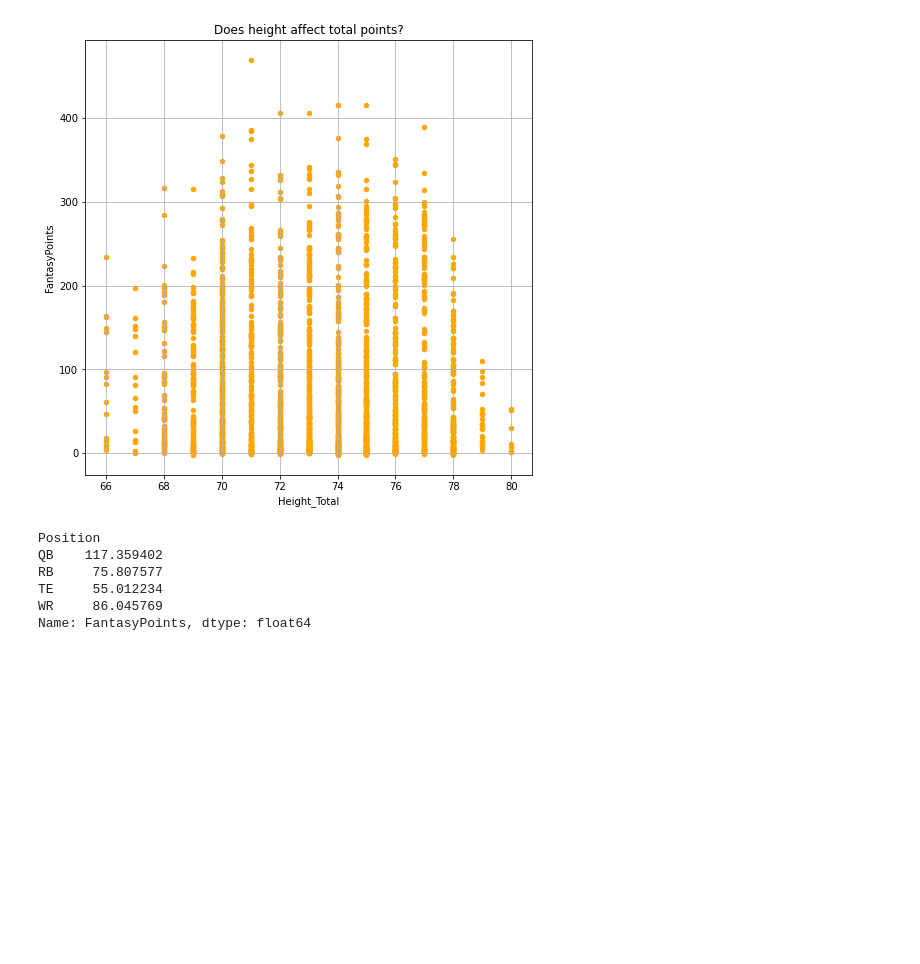
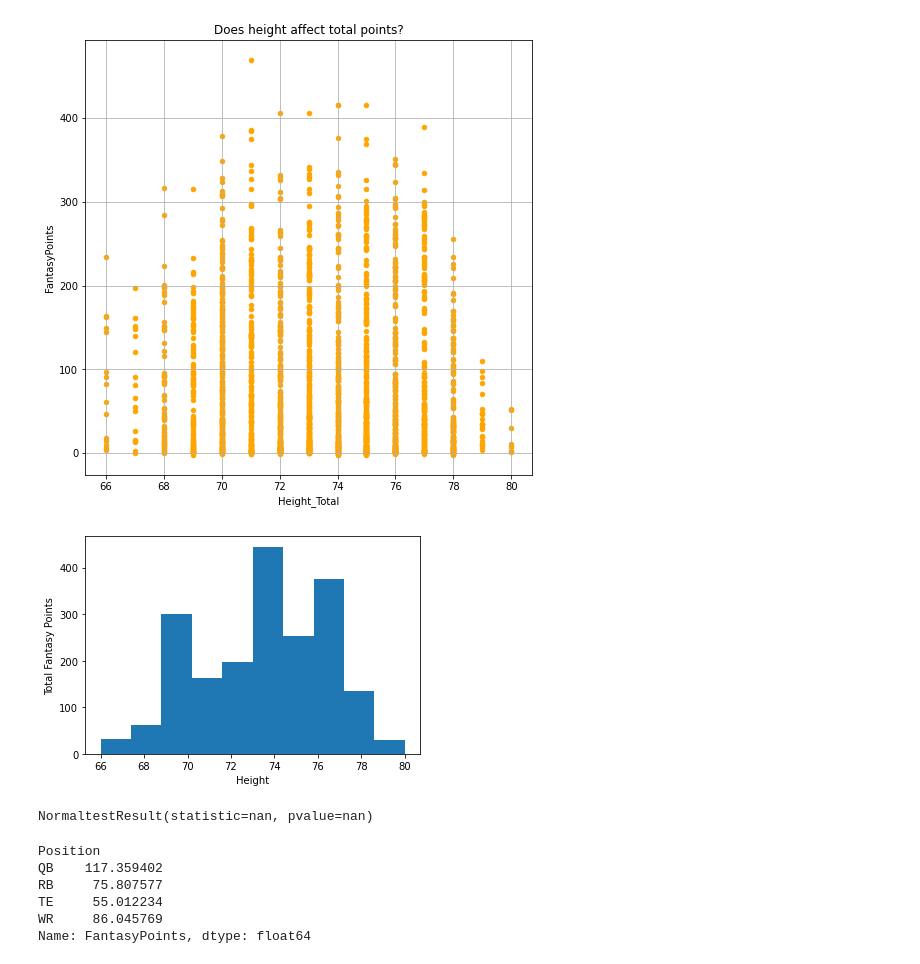
Before and after one commit to tiffanyharris711/pandasy-football, a Jupyter notebook: data.ipynb, the cells around one changed output. Cells and saved outputs as stored; diff of their text form; code cells hidden in the pictures; blank space fills up the shorter version.

```diff
--- a/data.ipynb
+++ b/data.ipynb
@@ -231,6 +263,16 @@ sorted_df.plot(kind="scatter", x="Height_Total", y="FantasyPoints", grid=True, f
 # %% [output]
 <AxesSubplot:title={'center':'Does height affect total points?'}, xlabel='Height_Total', ylabel='FantasyPoints'>
 [figure]
+# %%
+heights = sorted_df["Height_Total"]
+plt.hist(heights)
+plt.xlabel("Height")
+plt.ylabel("Total Fantasy Points")
+plt.show()
+print(sts.normaltest(heights.sample(50)))
+# %% [output]
+[figure, added]
+NormaltestResult(statistic=nan, pvalue=nan)
 # %%
 positionPoints_df = sorted_df.groupby("Position")["FantasyPoints"].mean()
 positionPoints_df
```
Also changed, not shown: parts of 17 cells of this notebook, 2 other files.
